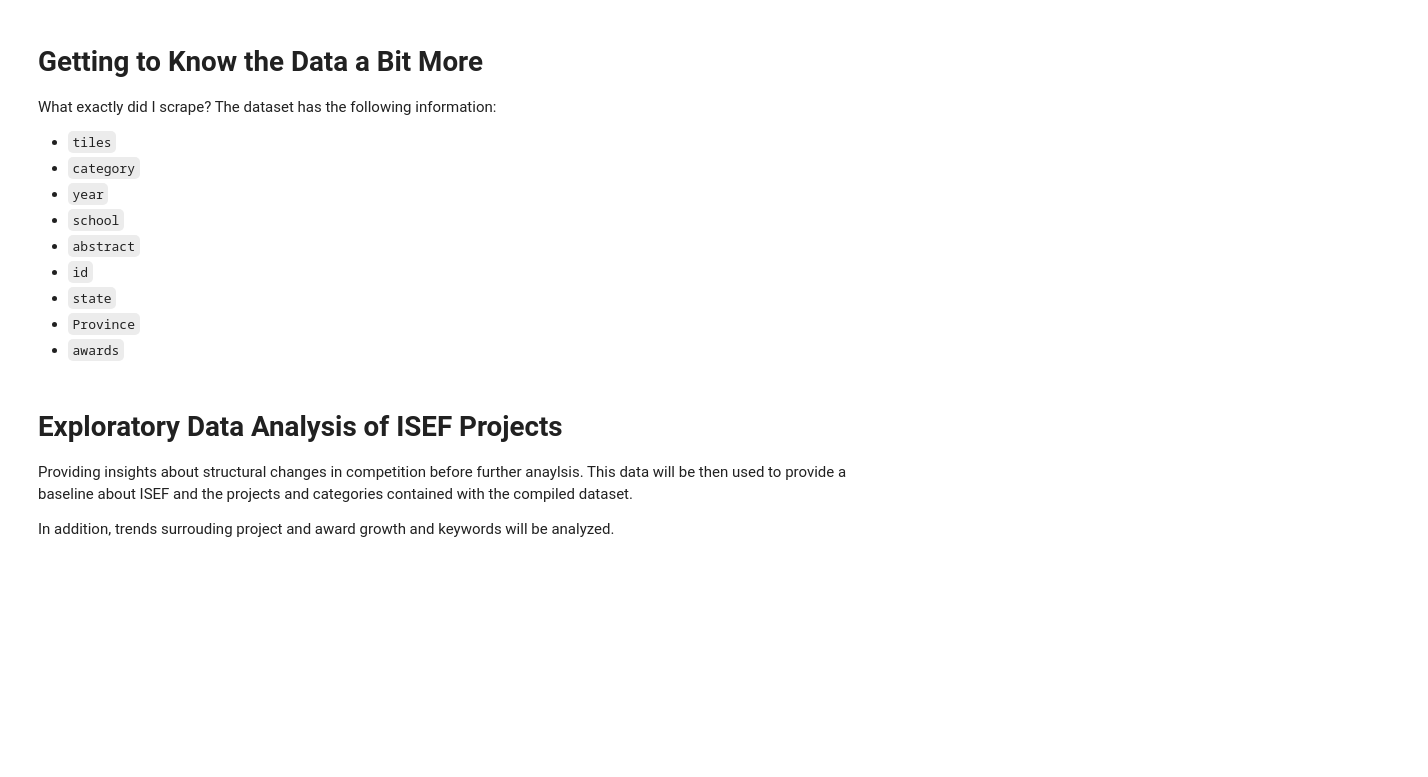
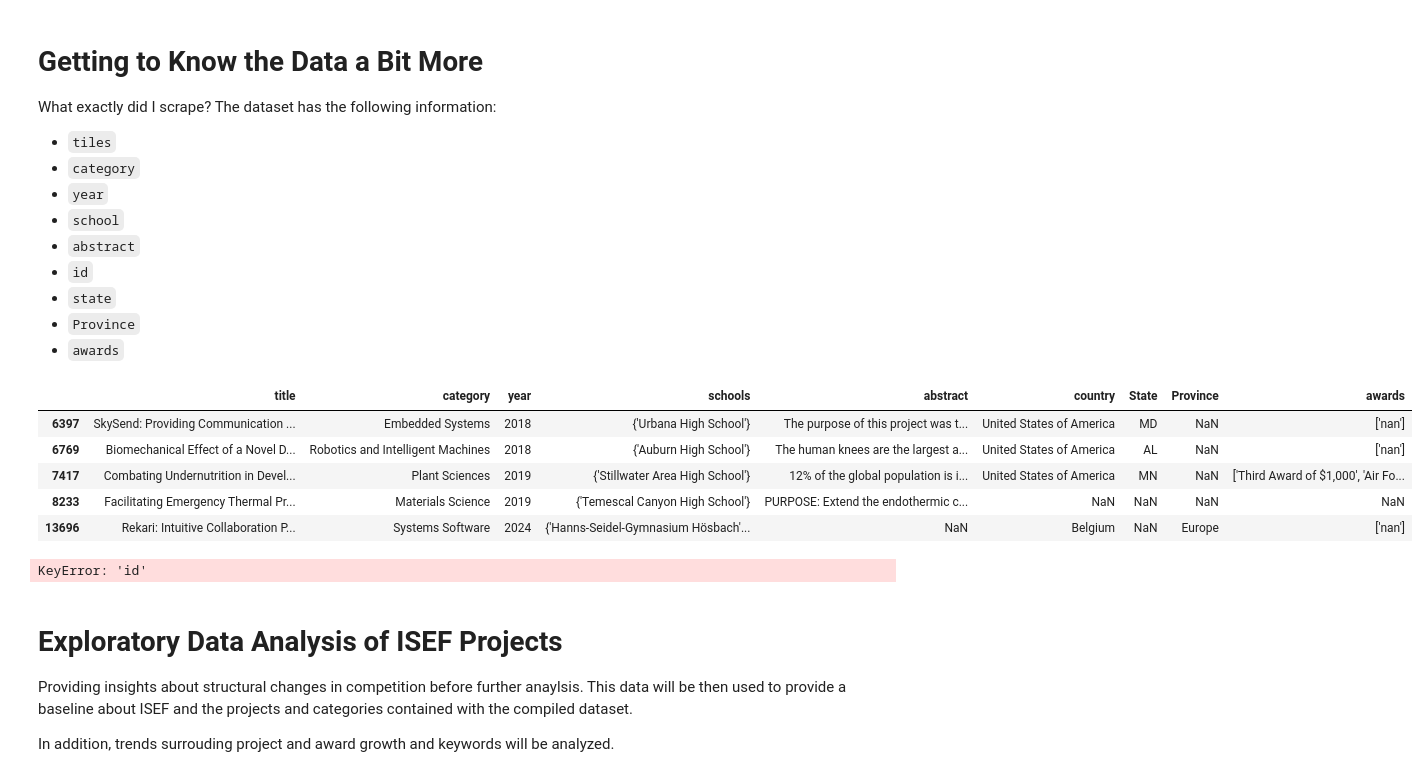
Before and after one commit to wkaisertexas/all-isef-projects, a Jupyter notebook: international-science-fair-analysis.ipynb, the cells around one changed output. Drawn from its saved outputs; the diff is of its cells as text; code cells hidden in the pictures; blank space fills up the shorter version.

```diff
--- a/international-science-fair-analysis.ipynb
+++ b/international-science-fair-analysis.ipynb
@@ -56,16 +76,25 @@ What exactly did I scrape? The dataset has the following information:
 - `awards`
 # %%
 # getting all ISEF abstracts
-ds = pd.read_csv('../input/all-international-science-fair-projects/isef-database.csv')
-ds.dropna(subset=['abstract', 'title'])
+ds = pd.read_csv("./data/isef-database.csv")
+ds.dropna(subset=["abstract", "title"])
 
 ds.sample(5)
 
 # I deeply regret naming it `ds` instead of `df` but it is too late now
+# %% [output]
+|  | title | category | year | schools | abstract | country | State | Province | awards |
+| 6397 | SkySend: Providing Communication ... | Embedded Systems | 2018 | {'Urbana High School'} | The purpose of this project was t... | United States of America | MD | NaN | ['nan'] |
+| 6769 | Biomechanical Effect of a Novel D... | Robotics and Intelligent Machines | 2018 | {'Auburn High School'} | The human knees are the largest a... | United States of America | AL | NaN | ['nan'] |
+| 7417 | Combating Undernutrition in Devel... | Plant Sciences | 2019 | {'Stillwater Area High School'} | 12% of the global population is i... | United States of America | MN | NaN | ['Third Award of $1,000', 'Air Fo... |
+| 8233 | Facilitating Emergency Thermal Pr... | Materials Science | 2019 | {'Temescal Canyon High School'} | PURPOSE: Extend the endothermic c... | NaN | NaN | NaN | NaN |
+| 13696 | Rekari: Intuitive Collaboration P... | Systems Software | 2024 | {'Hanns-Seidel-Gymnasium Hösbach'... | NaN | Belgium | NaN | Europe | ['nan'] |
 # %%
 # Converting `id` into an integer
-ds['id'] = ds['id'].apply(lambda x: int(str(x).split("=")[-1]))
-ds['id']
+ds["id"] = ds["id"].apply(lambda x: int(str(x).split("=")[-1]))
+ds["id"]
+# %% [output]
+KeyError: 'id'
 # %%
 # Getting `place` awards
 place_awards = [
```
Also changed, not shown: parts of 64 cells of this notebook, 6 other files.
